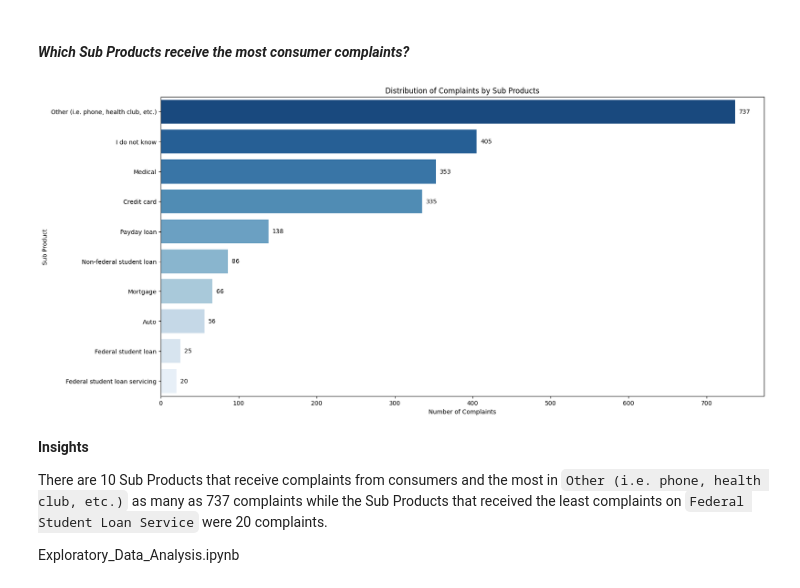
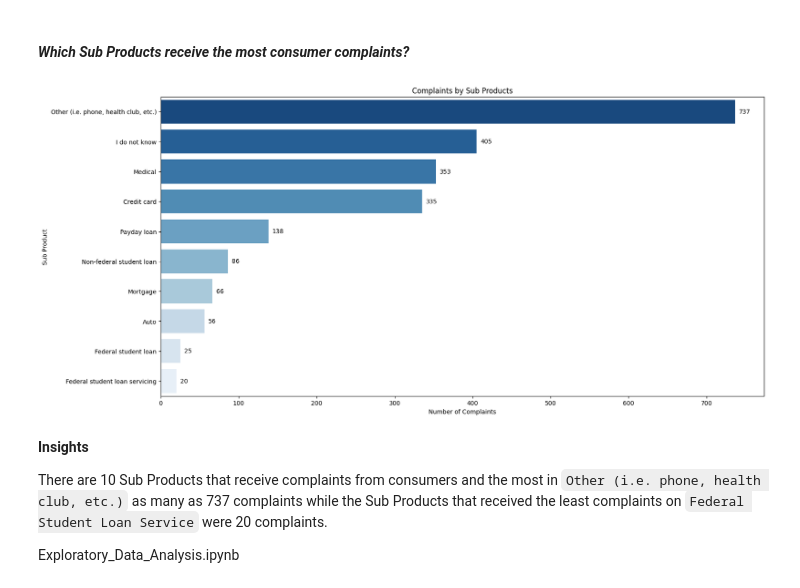
Before and after one commit to FTDS-assignment-bay/p2-final-project-ftds-016-hck-group-001, a Jupyter notebook: data/Exploratory_Data_Analysis.ipynb, the cells around one changed output. Cells and saved outputs as stored; diff of their text form; code cells hidden in the pictures.

```diff
--- a/data/Exploratory_Data_Analysis.ipynb
+++ b/data/Exploratory_Data_Analysis.ipynb
@@ -439,21 +439,21 @@ plt.show()
 # %%
 # Count the number of complaints per sub product and sort in descending order
 sub_product_counts = df['sub_product'].value_counts().sort_values(ascending=False)
 
 # Create a bar plot
 plt.figure(figsize=(18, 9))
 sp=sns.countplot(y='sub_product', data=df, order=sub_product_counts.index, palette='Blues_r')
 
 # Add labels to each bar
 for i, count in enumerate(sub_product_counts):
     sp.text(count + 5, i, str(count), va='center')
 
-plt.title('Distribution of Complaints by Sub Products')
+plt.title('Complaints by Sub Products')
 plt.xlabel('Number of Complaints')
 plt.ylabel('Sub Product')
 plt.show()
 # %% [output]
-[figure, old version]
+[figure, new version]
 # %% [markdown]
 **Insights**
 
```
Also changed, not shown: parts of 6 cells of this notebook.
